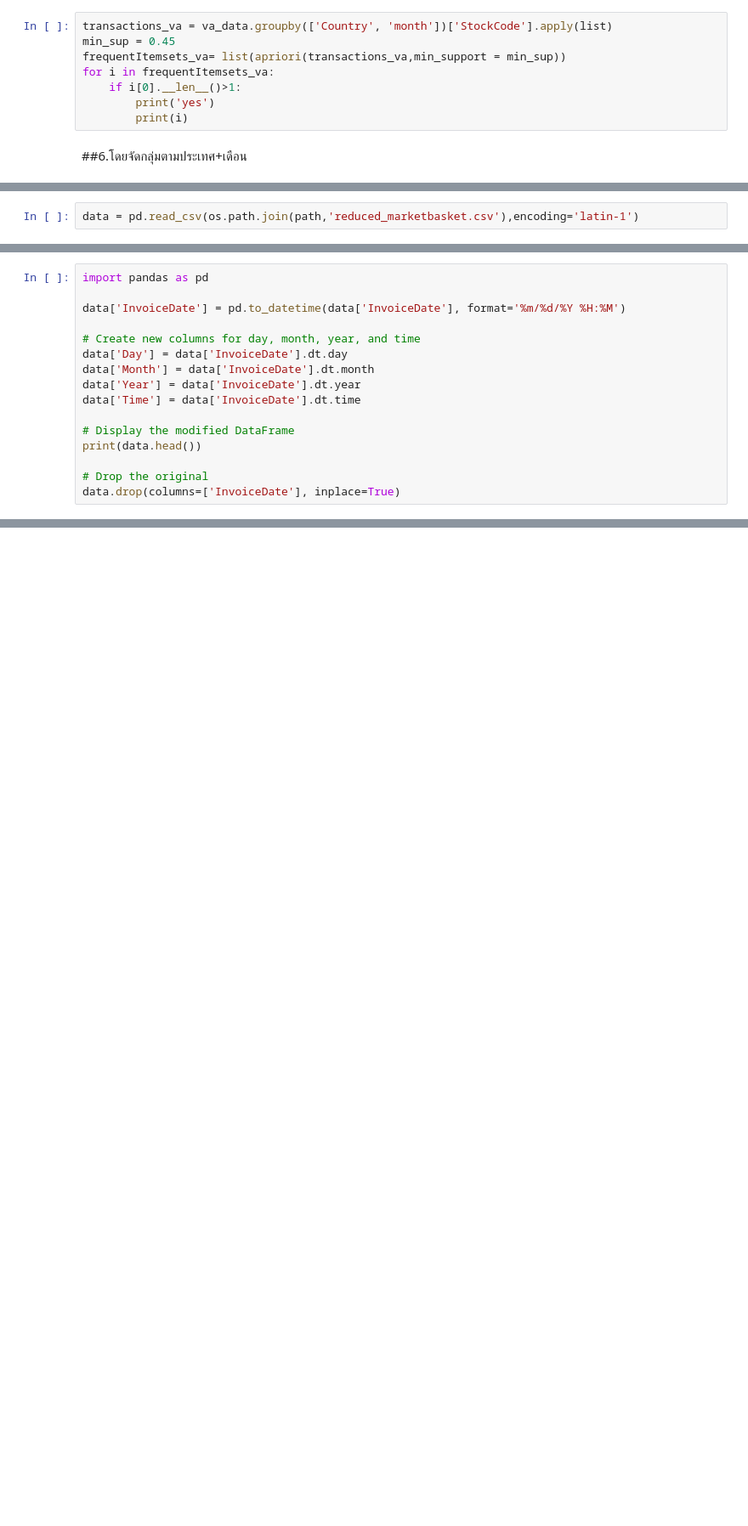
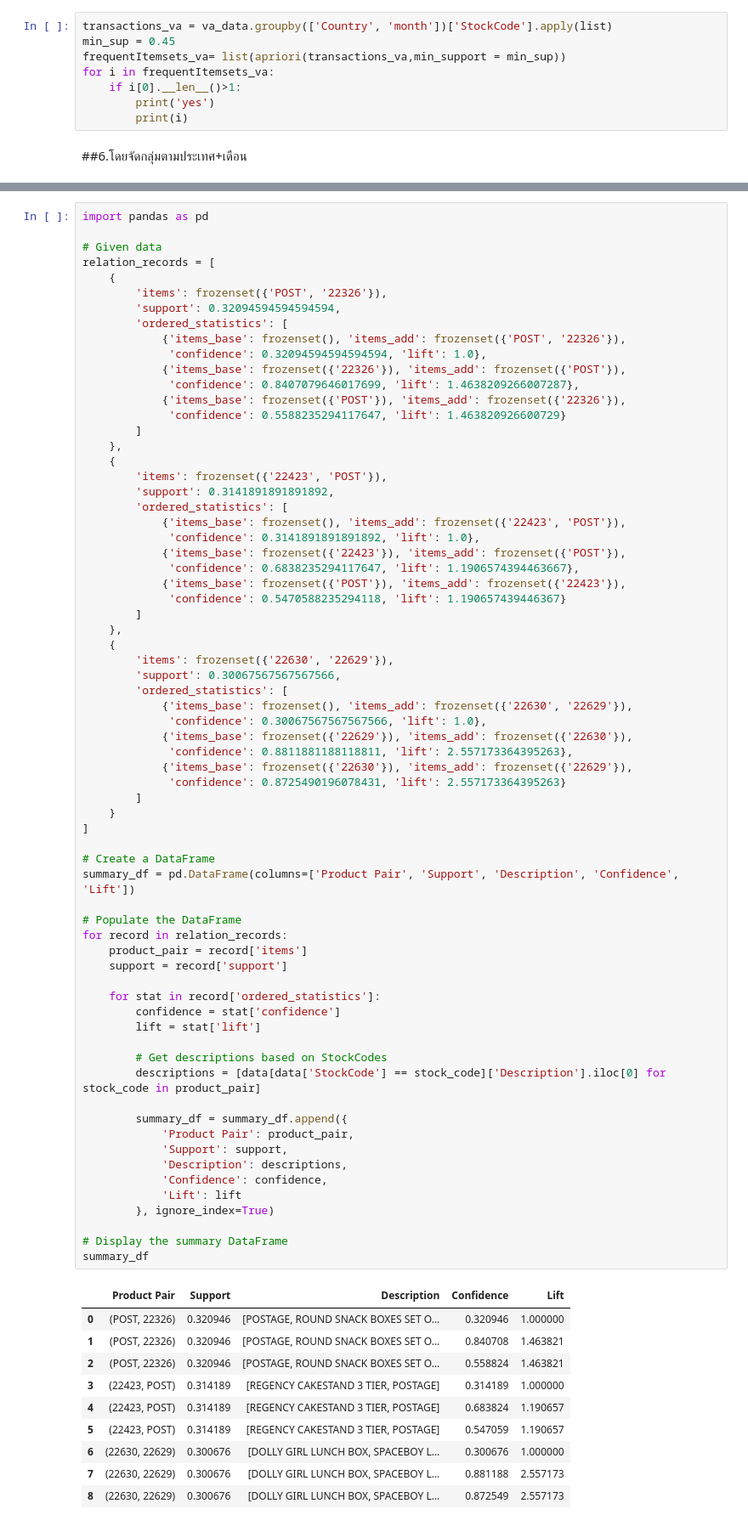
Before and after one commit to Pimchanok6430205105/BSC_DPDM23, a Jupyter notebook: สำเนาของ_Frequent_Patterns_(Association_Rules).ipynb, the cells around one changed output, grey strips where cells are left out. Shown: that part at 85% size. Saved outputs shown, nothing was run; the diff lists cells and outputs as text; blank space fills up the shorter version.

```diff
--- a/สำเนาของ_Frequent_Patterns_(Association_Rules).ipynb
+++ b/สำเนาของ_Frequent_Patterns_(Association_Rules).ipynb
@@ -681,2 +673,0 @@ path = '/content/drive/MyDrive/BSC_DPDM23'
-# %%
-data = pd.read_csv(os.path.join(path,'reduced_marketbasket.csv'),encoding='latin-1')
@@ -685,16 +673,0 @@ data
-# %%
-import pandas as pd
-
-data['InvoiceDate'] = pd.to_datetime(data['InvoiceDate'], format='%m/%d/%Y %H:%M')
-
-# Create new columns for day, month, year, and time
-data['Day'] = data['InvoiceDate'].dt.day
-data['Month'] = data['InvoiceDate'].dt.month
-data['Year'] = data['InvoiceDate'].dt.year
-data['Time'] = data['InvoiceDate'].dt.time
-
-# Display the modified DataFrame
-print(data.head())
-
-# Drop the original
-data.drop(columns=['InvoiceDate'], inplace=True)
@@ -727,0 +705,79 @@ data_MC[data_MC['StockCode'] == '85123A'][['Month', 'Country','Description']]
+# %%
+import pandas as pd
+
+# Given data
+relation_records = [
+    {
+        'items': frozenset({'POST', '22326'}),
+        'support': 0.32094594594594594,
+        'ordered_statistics': [
+            {'items_base': frozenset(), 'items_add': frozenset({'POST', '22326'}),
+             'confidence': 0.32094594594594594, 'lift': 1.0},
+            {'items_base': frozenset({'22326'}), 'items_add': frozenset({'POST'}),
+             'confidence': 0.8407079646017699, 'lift': 1.4638209266007287},
+            {'items_base': frozenset({'POST'}), 'items_add': frozenset({'22326'}),
+             'confidence': 0.5588235294117647, 'lift': 1.463820926600729}
+        ]
+    },
+    {
+        'items': frozenset({'22423', 'POST'}),
+        'support': 0.3141891891891892,
+        'ordered_statistics': [
+            {'items_base': frozenset(), 'items_add': frozenset({'22423', 'POST'}),
+             'confidence': 0.3141891891891892, 'lift': 1.0},
+            {'items_base': frozenset({'22423'}), 'items_add': frozenset({'POST'}),
+             'confidence': 0.6838235294117647, 'lift': 1.1906574394463667},
+            {'items_base': frozenset({'POST'}), 'items_add': frozenset({'22423'}),
+             'confidence': 0.5470588235294118, 'lift': 1.190657439446367}
+        ]
+    },
+    {
+        'items': frozenset({'22630', '22629'}),
+        'support': 0.30067567567567566,
+        'ordered_statistics': [
+            {'items_base': frozenset(), 'items_add': frozenset({'22630', '22629'}),
+             'confidence': 0.30067567567567566, 'lift': 1.0},
+            {'items_base': frozenset({'22629'}), 'items_add': frozenset({'22630'}),
+             'confidence': 0.8811881188118811, 'lift': 2.557173364395263},
+            {'items_base': frozenset({'22630'}), 'items_add': frozenset({'22629'}),
+             'confidence': 0.8725490196078431, 'lift': 2.557173364395263}
+        ]
+    }
+]
+
+# Create a DataFrame
+summary_df = pd.DataFrame(columns=['Product Pair', 'Support', 'Description', 'Confidence', 'Lift'])
+
+# Populate the DataFrame
+for record in relation_records:
+    product_pair = record['items']
+    support = record['support']
+
+    for stat in record['ordered_statistics']:
+        confidence = stat['confidence']
+        lift = stat['lift']
+
+        # Get descriptions based on StockCodes
+        descriptions = [data[data['StockCode'] == stock_code]['Description'].iloc[0] for stock_code in product_pair]
+
+        summary_df = summary_df.append({
+            'Product Pair': product_pair,
+            'Support': support,
+            'Description': descriptions,
+            'Confidence': confidence,
+            'Lift': lift
+        }, ignore_index=True)
+
+# Display the summary DataFrame
+summary_df
+# %% [output]
+|  | Product Pair | Support | Description | Confidence | Lift |
+| 0 | (POST, 22326) | 0.320946 | [POSTAGE, ROUND SNACK BOXES SET O... | 0.320946 | 1.000000 |
+| 1 | (POST, 22326) | 0.320946 | [POSTAGE, ROUND SNACK BOXES SET O... | 0.840708 | 1.463821 |
+| 2 | (POST, 22326) | 0.320946 | [POSTAGE, ROUND SNACK BOXES SET O... | 0.558824 | 1.463821 |
+| 3 | (22423, POST) | 0.314189 | [REGENCY CAKESTAND 3 TIER, POSTAGE] | 0.314189 | 1.000000 |
+| 4 | (22423, POST) | 0.314189 | [REGENCY CAKESTAND 3 TIER, POSTAGE] | 0.683824 | 1.190657 |
+| 5 | (22423, POST) | 0.314189 | [REGENCY CAKESTAND 3 TIER, POSTAGE] | 0.547059 | 1.190657 |
+| 6 | (22630, 22629) | 0.300676 | [DOLLY GIRL LUNCH BOX, SPACEBOY L... | 0.300676 | 1.000000 |
+| 7 | (22630, 22629) | 0.300676 | [DOLLY GIRL LUNCH BOX, SPACEBOY L... | 0.881188 | 2.557173 |
+| 8 | (22630, 22629) | 0.300676 | [DOLLY GIRL LUNCH BOX, SPACEBOY L... | 0.872549 | 2.557173 |
```
Also changed, not shown: parts of 13 cells of this notebook.
